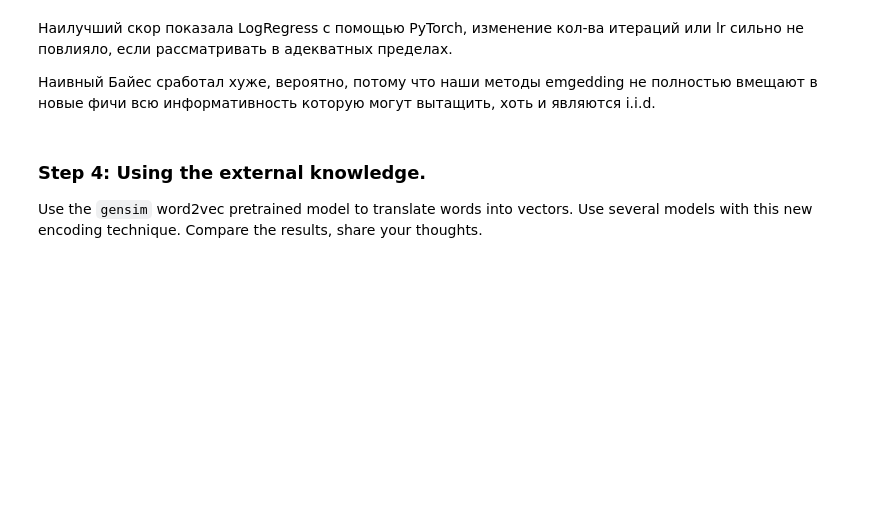
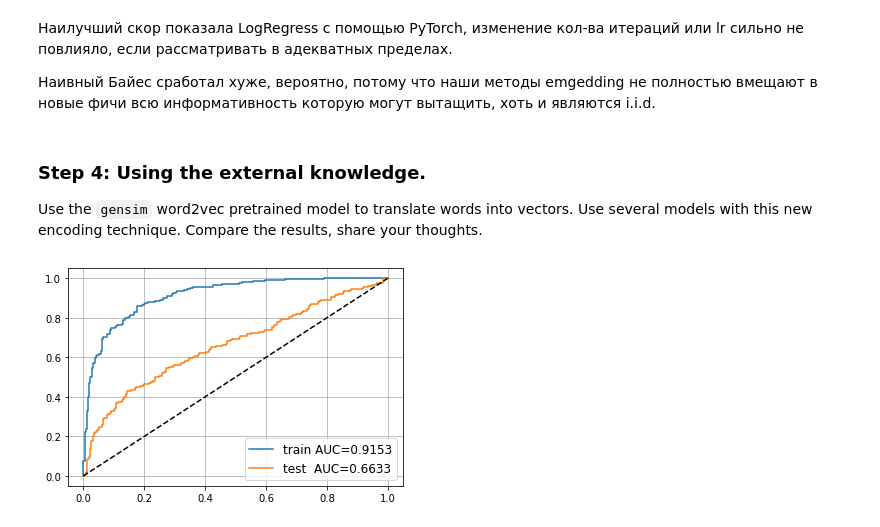
Before and after one commit to Myashka/MIPT_Applied_ML, a Jupyter notebook: Homeworks/assignment1_01_Word_Vectors/assignment1_01_Word_Vectors.ipynb, the cells around one changed output. Cells and saved outputs as stored; diff of their text form; code cells hidden in the pictures; blank space fills up the shorter version.

```diff
--- a/Homeworks/assignment1_01_Word_Vectors/assignment1_01_Word_Vectors.ipynb
+++ b/Homeworks/assignment1_01_Word_Vectors/assignment1_01_Word_Vectors.ipynb
@@ -493,0 +499,39 @@ Use the `gensim` word2vec pretrained model to translate words into vectors. Use
+# %%
+import gensim.downloader as api
+
+
+w2v_model = api.load("glove-twitter-25")
+# %%
+def embedding_feats(list_of_lists, w2v_model):
+
+    features = []
+
+    for text in tqdm(list_of_lists):
+        vector = np.zeros([w2v_model.vector_size], dtype='float32')
+        phrase_vectors = [w2v_model[x] for x in text if x in list(w2v_model.key_to_index.keys())]
+
+        if len(phrase_vectors) != 0:
+            vector = np.mean(phrase_vectors, axis=0)
+
+        features.append(vector)
+
+    return np.array(features, dtype=np.float32)
+# %%
+X_train_w2v = embedding_feats(tok_train, w2v_model)
+# %%
+X_test_w2v = embedding_feats(texts_test, w2v_model)
+# %%
+model = LogisticRegression(max_iter=2500).fit(X_train_w2v, y_train)
+for name, X, y, model in [
+    ('train', X_train_w2v, y_train, model),
+    ('test ', X_test_w2v, y_test, model)
+]:
+    proba = model.predict_proba(X)[:, 1]
+    auc = roc_auc_score(y, proba)
+    plt.plot(*roc_curve(y, proba)[:2], label='%s AUC=%.4f' % (name, auc))
+
+plt.plot([0, 1], [0, 1], '--', color='black',)
+plt.legend(fontsize='large')
+plt.grid()
+# %% [output]
+[figure, added]
```
Also changed, not shown: parts of 4 cells of this notebook.
